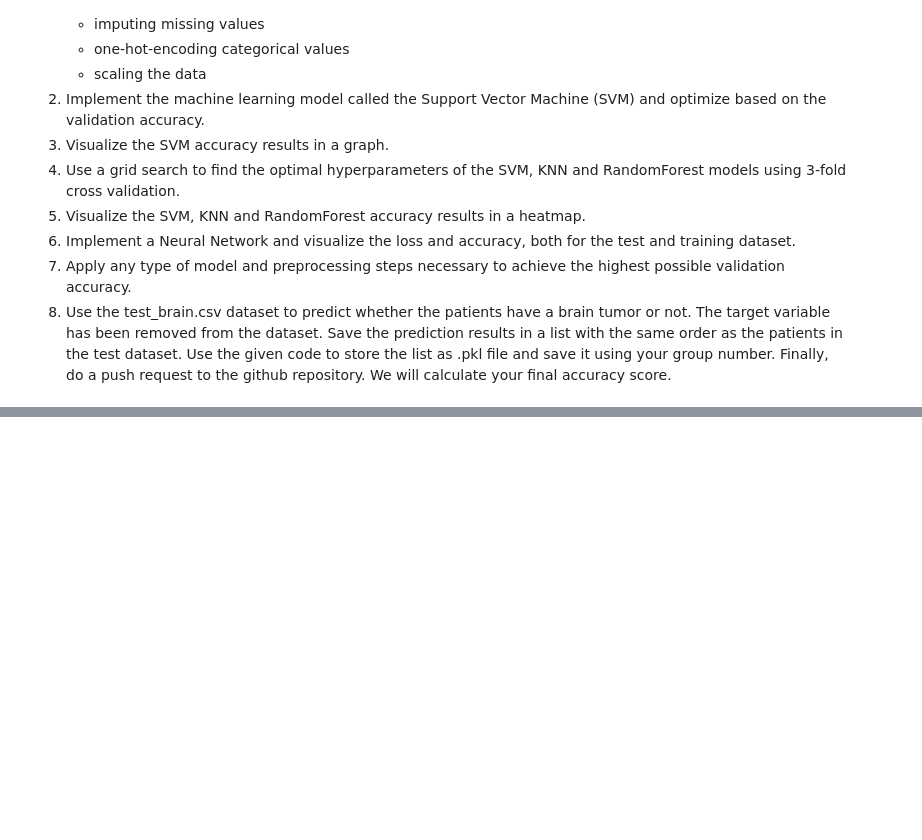
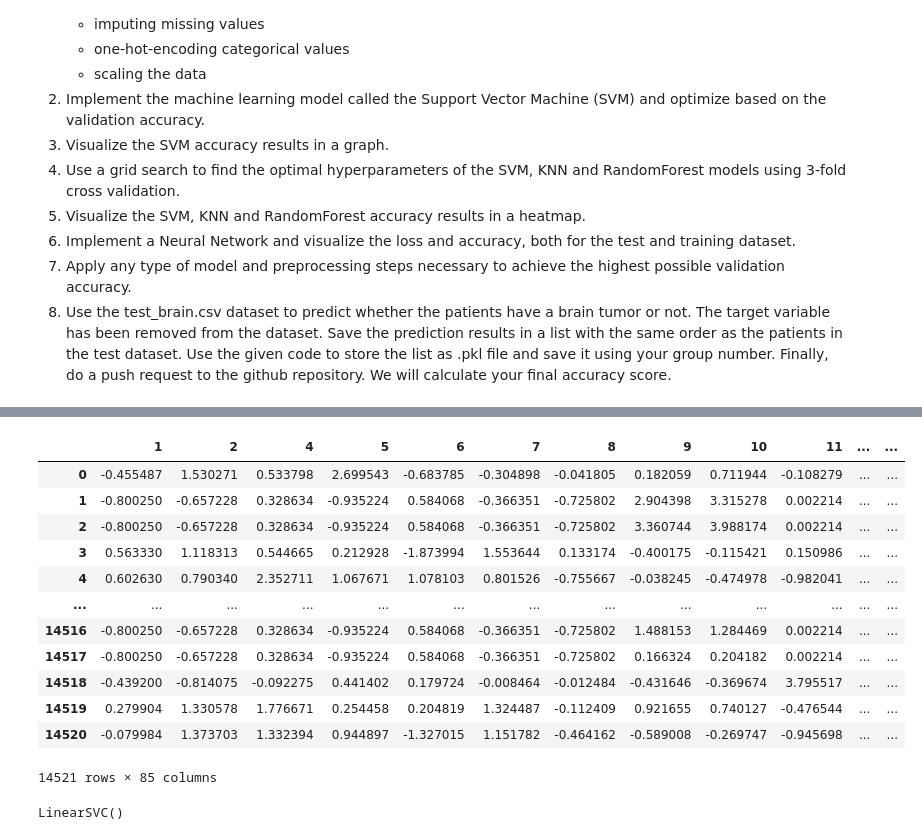
Before and after one commit to DatacationOrg/DatacationDay2021, a Jupyter notebook: Coding Challenge.ipynb, the cells around one changed output, grey strips where cells are left out. Drawn from its saved outputs; the diff is of its cells as text; code cells hidden in the pictures; blank space fills up the shorter version.

```diff
--- a/Coding Challenge.ipynb
+++ b/Coding Challenge.ipynb
@@ -41,3 +193,19 @@ Loading the training set train_brain.csv and split the training set in a trainin
+# %%
+valid_num
+# %% [output]
+|  | 1 | 2 | 4 | 5 | 6 | 7 | 8 | 9 | 10 | 11 | ... | ... |
+| 0 | -0.455487 | 1.530271 | 0.533798 | 2.699543 | -0.683785 | -0.304898 | -0.041805 | 0.182059 | 0.711944 | -0.108279 | ... | ... |
+| 1 | -0.800250 | -0.657228 | 0.328634 | -0.935224 | 0.584068 | -0.366351 | -0.725802 | 2.904398 | 3.315278 | 0.002214 | ... | ... |
+| 2 | -0.800250 | -0.657228 | 0.328634 | -0.935224 | 0.584068 | -0.366351 | -0.725802 | 3.360744 | 3.988174 | 0.002214 | ... | ... |
+| 3 | 0.563330 | 1.118313 | 0.544665 | 0.212928 | -1.873994 | 1.553644 | 0.133174 | -0.400175 | -0.115421 | 0.150986 | ... | ... |
+| 4 | 0.602630 | 0.790340 | 2.352711 | 1.067671 | 1.078103 | 0.801526 | -0.755667 | -0.038245 | -0.474978 | -0.982041 | ... | ... |
+| ... | ... | ... | ... | ... | ... | ... | ... | ... | ... | ... | ... | ... |
+| 14516 | -0.800250 | -0.657228 | 0.328634 | -0.935224 | 0.584068 | -0.366351 | -0.725802 | 1.488153 | 1.284469 | 0.002214 | ... | ... |
+| 14517 | -0.800250 | -0.657228 | 0.328634 | -0.935224 | 0.584068 | -0.366351 | -0.725802 | 0.166324 | 0.204182 | 0.002214 | ... | ... |
+| 14518 | -0.439200 | -0.814075 | -0.092275 | 0.441402 | 0.179724 | -0.008464 | -0.012484 | -0.431646 | -0.369674 | 3.795517 | ... | ... |
+| 14519 | 0.279904 | 1.330578 | 1.776671 | 0.254458 | 0.204819 | 1.324487 | -0.112409 | 0.921655 | 0.740127 | -0.476544 | ... | ... |
+| 14520 | -0.079984 | 1.373703 | 1.332394 | 0.944897 | -1.327015 | 1.151782 | -0.464162 | -0.589008 | -0.269747 | -0.945698 | ... | ... |
+14521 rows × 85 columns
 # %%
 ######################################   EXERCISE 2   ######################################
 '''
@@ -47,0 +225,6 @@ Implement the machine learning model called the Support Vector Machine (SVM) and
+# %%
+from sklearn.svm import LinearSVC
+svclassifier = LinearSVC()
+svclassifier.fit(X_train, y_train)
+# %% [output]
+LinearSVC()
```
Also changed, not shown: parts of 19 cells of this notebook, 1 other file.
